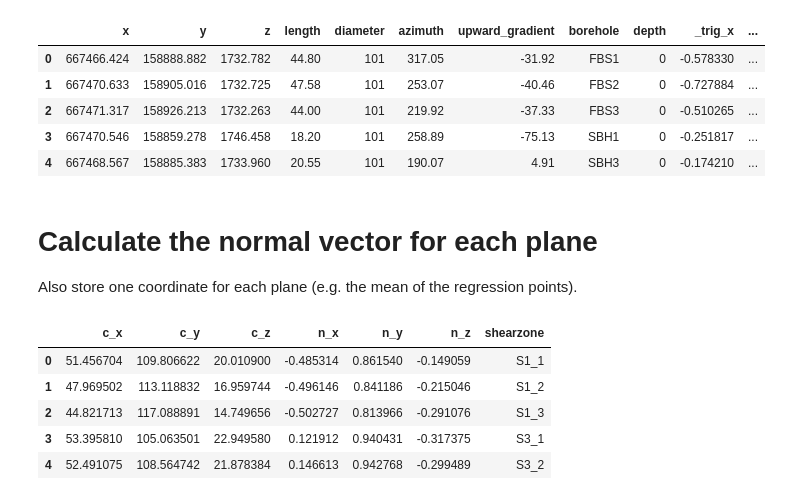
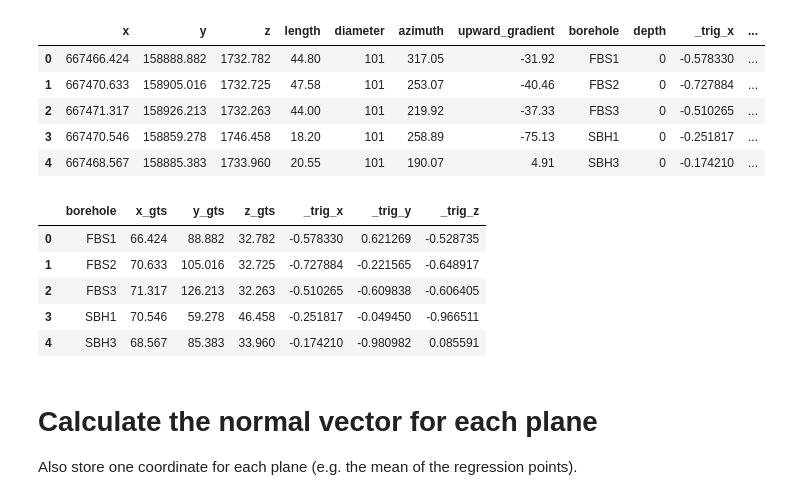
Before and after one commit to zhang-cugb/mastersproject, a Jupyter notebook: src/mastersproject/GTS/Method prototypes/flow source -- fracture-borehole intersection.ipynb, the cells around one changed output. Saved outputs shown, nothing was run; the diff lists cells and outputs as text; code cells hidden in the pictures.

```diff
--- a/src/mastersproject/GTS/Method prototypes/flow source -- fracture-borehole intersection.ipynb
+++ b/src/mastersproject/GTS/Method prototypes/flow source -- fracture-borehole intersection.ipynb
@@ -39,7 +42,7 @@ import pandas as pd
 # %% [markdown]
 # Global coordinates of all structures
 # %%
-isc = gts.ISCData()
+isc = gts.ISCData(path='windows')
 df = isc.structures
 df.head()
 # %% [output]
@@ -73,31 +76,37 @@ borehole_data.head()
 | 2 | 667471.317 | 158926.213 | 1732.263 | 44.00 | 101 | 219.92 | -37.33 | FBS3 | 0 | -0.510265 | ... |
 | 3 | 667470.546 | 158859.278 | 1746.458 | 18.20 | 101 | 258.89 | -75.13 | SBH1 | 0 | -0.251817 | ... |
 | 4 | 667468.567 | 158885.383 | 1733.960 | 20.55 | 101 | 190.07 | 4.91 | SBH3 | 0 | -0.174210 | ... |
+# %%
+bh_data = borehole_data[['borehole',
+                         'x_gts', 'y_gts', 'z_gts',
+                         '_trig_x', '_trig_y', '_trig_z']]
+bh_data.head()
+# %% [output]
+|  | borehole | x_gts | y_gts | z_gts | _trig_x | _trig_y | _trig_z |
+| 0 | FBS1 | 66.424 | 88.882 | 32.782 | -0.578330 | 0.621269 | -0.528735 |
+| 1 | FBS2 | 70.633 | 105.016 | 32.725 | -0.727884 | -0.221565 | -0.648917 |
+| 2 | FBS3 | 71.317 | 126.213 | 32.263 | -0.510265 | -0.609838 | -0.606405 |
+| 3 | SBH1 | 70.546 | 59.278 | 46.458 | -0.251817 | -0.049450 | -0.966511 |
+| 4 | SBH3 | 68.567 | 85.383 | 33.960 | -0.174210 | -0.980982 | 0.085591 |
 # %% [markdown]
 # Calculate the normal vector for each plane
 Also store one coordinate for each plane (e.g. the mean of the regression points).
 # %%
-isc = gts.ISCData(path='windows')
-isc.shearzones
+def planes():
+    isc = gts.ISCData(path='windows')
+    isc.shearzones
 
-results = []
-for sz in isc.shearzones:
-    point_cloud = isc.get_shearzone(sz=sz, coords='gts')
-    N = point_cloud.shape[1]
-    centroid = np.sum(point_cloud, axis=1) / N
-    normal = gts._fit_normal_to_points(point_cloud)
-    data = np.atleast_2d(np.hstack((centroid,normal)))
-    columns = ('c_x', 'c_y', 'c_z', 'n_x', 'n_y', 'n_z')
-    frame = pd.DataFrame(data=data, columns=columns)
-    frame['shearzone'] = sz
-    results.append(frame)
+    results = []
+    for sz in isc.shearzones:
+        point_cloud = isc.get_shearzone(sz=sz, coords='gts')
+        N = point_cloud.shape[1]
+        centroid = np.sum(point_cloud, axis=1) / N
+        normal = gts._fit_normal_to_points(point_cloud)
+        data = np.atleast_2d(np.hstack((centroid,normal)))
+        columns = ('x_c', 'y_c', 'z_c', 'n_x', 'n_y', 'n_z')
+        frame = pd.DataFrame(data=data, columns=columns)
+        frame['shearzone'] = sz
+        results.append(frame)
 
-df = pd.concat(results, ignore_index=True)
-df
+    df = pd.concat(results, ignore_index=True)
+    return df
-# %% [output]
-|  | c_x | c_y | c_z | n_x | n_y | n_z | shearzone |
-| 0 | 51.456704 | 109.806622 | 20.010900 | -0.485314 | 0.861540 | -0.149059 | S1_1 |
-| 1 | 47.969502 | 113.118832 | 16.959744 | -0.496146 | 0.841186 | -0.215046 | S1_2 |
-| 2 | 44.821713 | 117.088891 | 14.749656 | -0.502727 | 0.813966 | -0.291076 | S1_3 |
-| 3 | 53.395810 | 105.063501 | 22.949580 | 0.121912 | 0.940431 | -0.317375 | S3_1 |
-| 4 | 52.491075 | 108.564742 | 21.878384 | 0.146613 | 0.942768 | -0.299489 | S3_2 |
```
Also changed, not shown: parts of 15 cells of this notebook.
